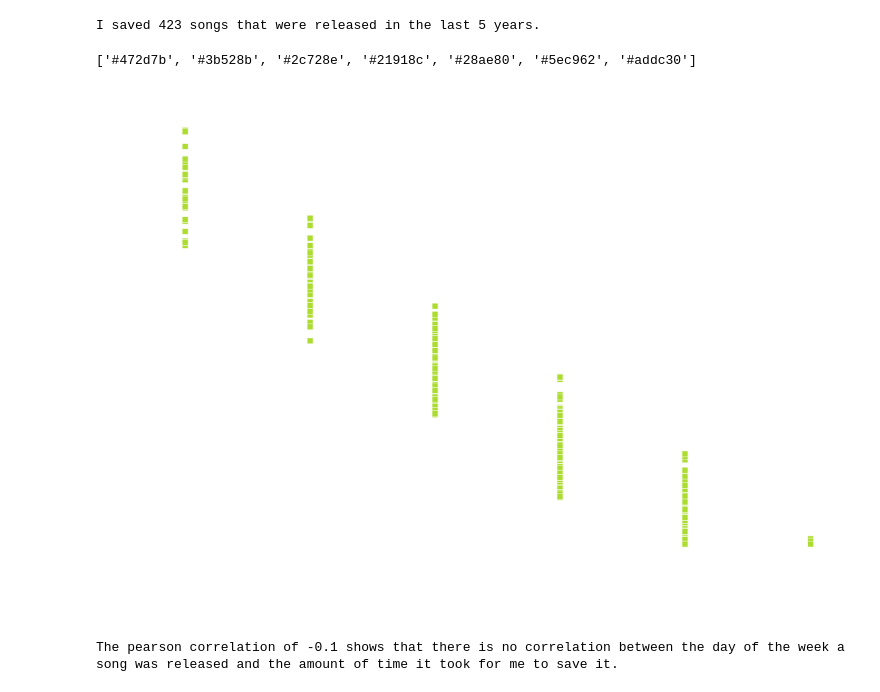
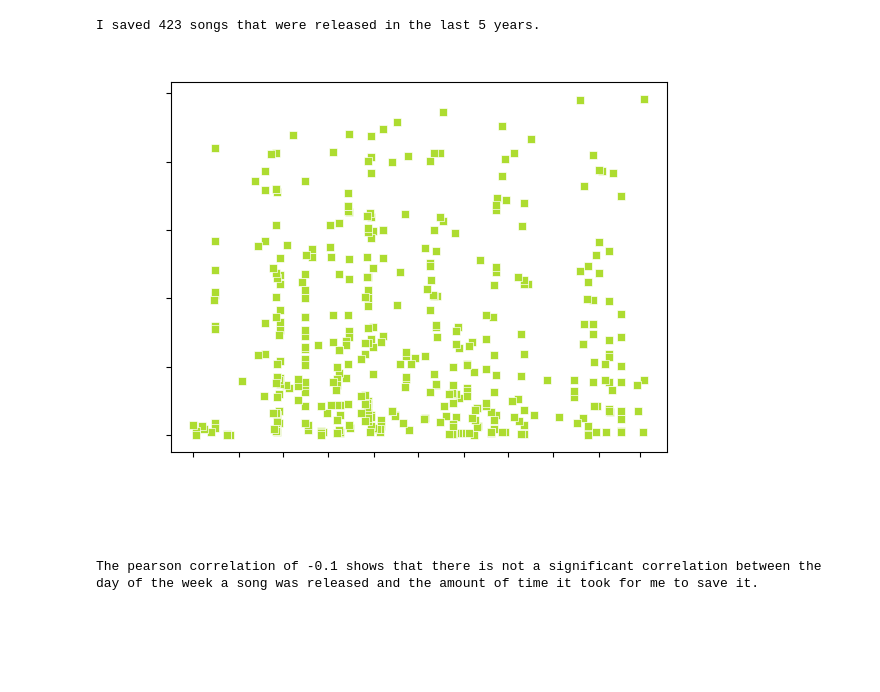
Before and after one commit to jacqhorizon/spotify-data-analysis, a Jupyter notebook: analysis.ipynb, the cells around one changed output. Saved outputs shown, nothing was run; the diff lists cells and outputs as text; code cells hidden in the pictures; blank space fills up the shorter version.

```diff
--- a/analysis.ipynb
+++ b/analysis.ipynb
@@ -352,27 +283,21 @@ count = last_5_years['release_add_delta'].count()
 print(f'I saved {count} songs that were released in the last 5 years.')
 # %% [output]
 I saved 423 songs that were released in the last 5 years.
-# %%
-print(sns.color_palette("viridis", 7).as_hex())
-# %% [output]
-['#472d7b', '#3b528b', '#2c728e', '#21918c', '#28ae80', '#5ec962', '#addc30']
 # %%
-z = sns.scatterplot(data=last_5_years, x='release_year',y='release_add_delta', color='#addc30',marker='s')
+z = sns.scatterplot(data=last_5_years, x='added_at_date',y='release_add_delta', color='#addc30',marker='s')
 plt.xticks(rotation=45)
 plt.title('Days between Release and Add for Songs Released in Last 5 Years', color='white')
 plt.xticks(color='white')
 plt.yticks(np.arange(0, 2000, 365), color='white')
 plt.xlabel('Added at Date', color='white')
 plt.ylabel('# of Days After Release', color='white')
-# plt.legend(title='Day of Week', labels=['Monday', 'Tuesday', 'Wednesday', 'Thursday', 'Friday', 'Saturday', 'Sunday'])
 z.figure.patch.set_alpha(0)  # Figure background
 z.set_facecolor("none")  # Axes background
-# z.grid(False)
 plt.show()
 # %% [output]
-[figure, old version]
+[figure, new version]
 # %%
 pearson_corr = last_5_years['release_dow_val'].corr(last_5_years['release_add_delta'], method='pearson')
-print(f'The pearson correlation of {round(pearson_corr,2)} shows that there is no correlation between the day of the week a song was released and the amount of time it took for me to save it.')
+print(f'The pearson correlation of {round(pearson_corr,2)} shows that there is not a significant correlation between the day of the week a song was released and the amount of time it took for me to save it.')
 # %% [output]
-The pearson correlation of -0.1 shows that there is no correlation between the day of the week a song was released and the amount of time it took for me to save it.
+The pearson correlation of -0.1 shows that there is not a significant correlation between the day of the week a song was released and the amount of time it took for me to save it.
```
Also changed, not shown: parts of 18 cells of this notebook, 4 other files.
